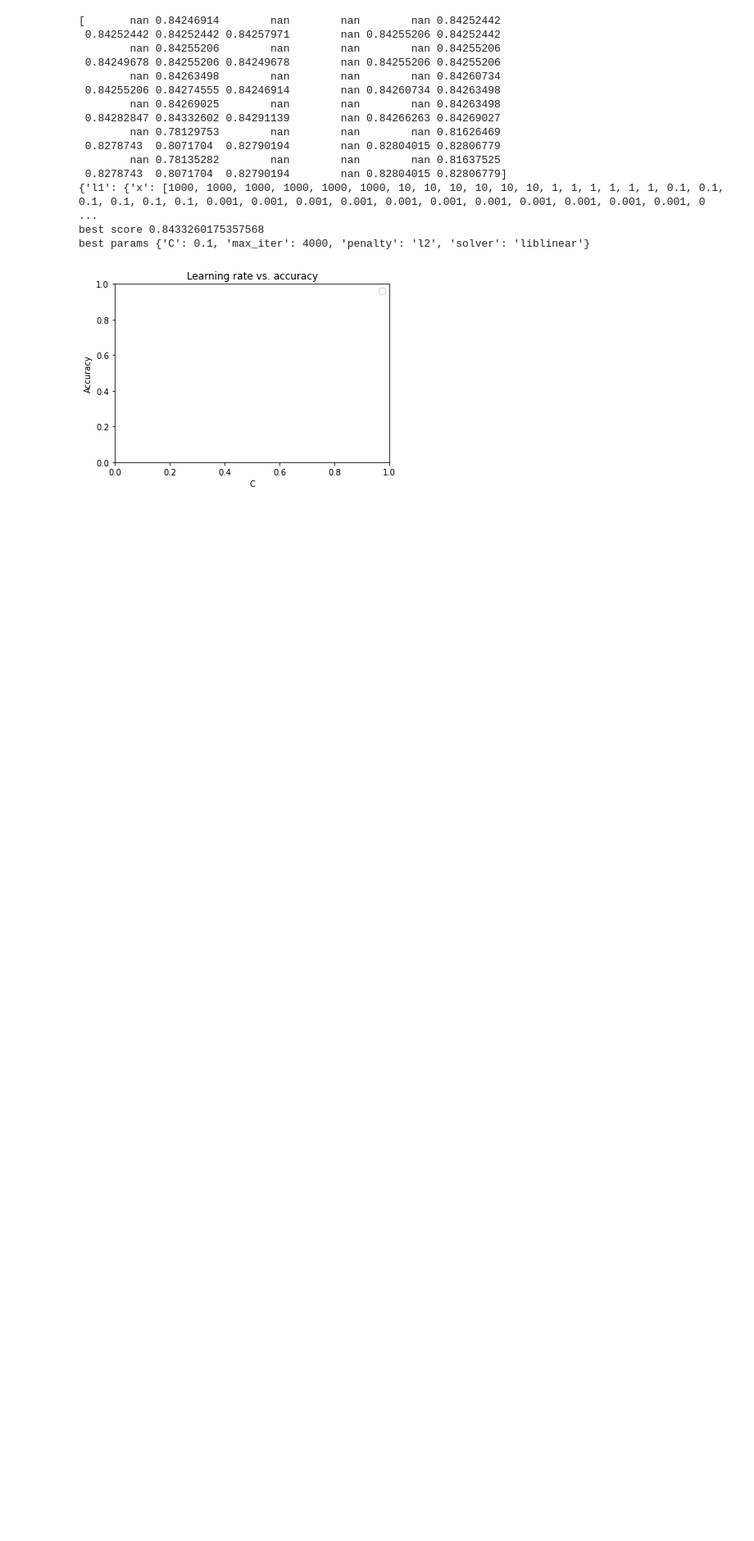
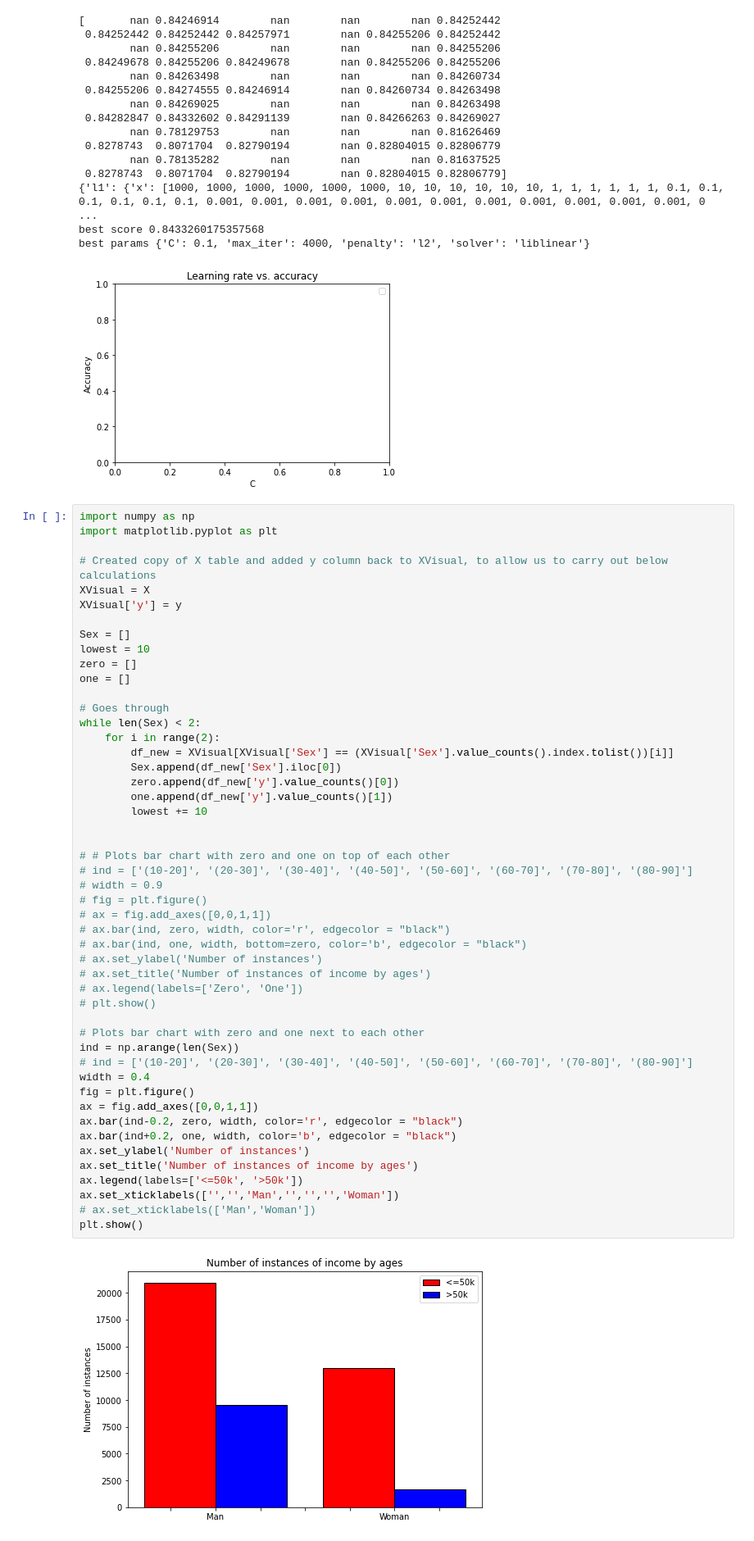
Before and after one commit to MattSchaefer24/machine-learning, a Jupyter notebook: LogisticRegression.ipynb, the cells around one changed output. Shown: that part at 82% size. Drawn from its saved outputs; the diff is of its cells as text; blank space fills up the shorter version.

```diff
--- a/LogisticRegression.ipynb
+++ b/LogisticRegression.ipynb
@@ -330,3 +330,54 @@ No handles with labels found to put in legend.
 best score 0.8433260175357568
 best params {'C': 0.1, 'max_iter': 4000, 'penalty': 'l2', 'solver': 'liblinear'}
 [figure]
+# %%
+import numpy as np
+import matplotlib.pyplot as plt
+
+# Created copy of X table and added y column back to XVisual, to allow us to carry out below calculations
+XVisual = X
+XVisual['y'] = y
+
+Sex = []
+lowest = 10
+zero = []
+one = []
+
+# Goes through
+while len(Sex) < 2:
+    for i in range(2):
+        df_new = XVisual[XVisual['Sex'] == (XVisual['Sex'].value_counts().index.tolist())[i]]
+        Sex.append(df_new['Sex'].iloc[0])
+        zero.append(df_new['y'].value_counts()[0])
+        one.append(df_new['y'].value_counts()[1])
+        lowest += 10
+
+
+# # Plots bar chart with zero and one on top of each other
+# ind = ['(10-20]', '(20-30]', '(30-40]', '(40-50]', '(50-60]', '(60-70]', '(70-80]', '(80-90]']
+# width = 0.9
+# fig = plt.figure()
+# ax = fig.add_axes([0,0,1,1])
+# ax.bar(ind, zero, width, color='r', edgecolor = "black")
+# ax.bar(ind, one, width, bottom=zero, color='b', edgecolor = "black")
+# ax.set_ylabel('Number of instances')
+# ax.set_title('Number of instances of income by ages')
+# ax.legend(labels=['Zero', 'One'])
+# plt.show()
+
+# Plots bar chart with zero and one next to each other
+ind = np.arange(len(Sex))
+# ind = ['(10-20]', '(20-30]', '(30-40]', '(40-50]', '(50-60]', '(60-70]', '(70-80]', '(80-90]']
+width = 0.4
+fig = plt.figure()
+ax = fig.add_axes([0,0,1,1])
+ax.bar(ind-0.2, zero, width, color='r', edgecolor = "black")
+ax.bar(ind+0.2, one, width, color='b', edgecolor = "black")
+ax.set_ylabel('Number of instances')
+ax.set_title('Number of instances of income by ages')
+ax.legend(labels=['<=50k', '>50k'])
+ax.set_xticklabels(['','','Man','','','','Woman'])
+# ax.set_xticklabels(['Man','Woman'])
+plt.show()
+# %% [output]
+[figure, added]
```
Also changed, not shown: parts of 2 cells of this notebook, 1 other file.
